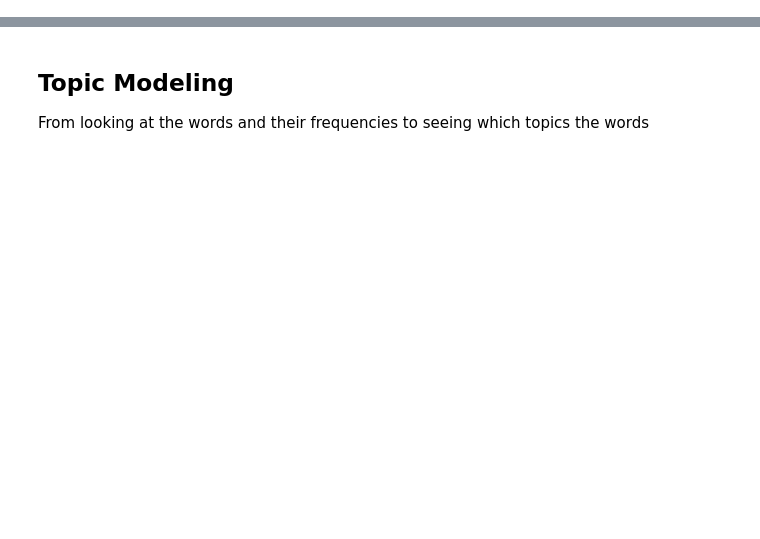
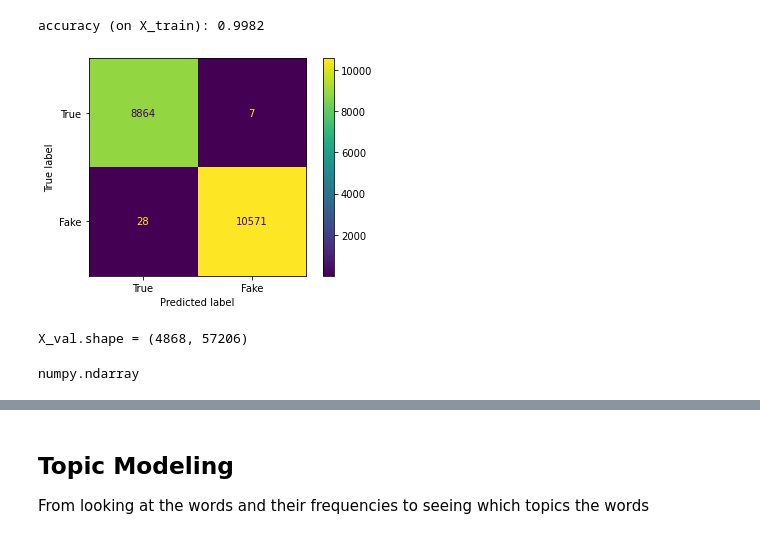
Before and after one commit to Cmeek09/NLP_with_deep_learning, a Jupyter notebook: project_part2.ipynb, the cells around one changed output, grey strips where cells are left out. Cells and saved outputs as stored; diff of their text form; code cells hidden in the pictures; blank space fills up the shorter version.

```diff
--- a/project_part2.ipynb
+++ b/project_part2.ipynb
@@ -3,0 +34,14 @@ displacy.render(doc, style='dep', jupyter=True, options={'distance': 90})
+# %%
+# split data into train and validation sets: df_train and df_val
+from sklearn.model_selection import train_test_split
+
+
+X = df['text_shorten'].copy()
+
+
+y = df['label'].copy()
+
+
+X_train_raw, X_val_raw, y_train, y_val = train_test_split(X, y, test_size=0.20, random_state=42)
+
+print(X_train_raw)
@@ -3,0 +88,41 @@ displacy.render(doc, style='dep', jupyter=True, options={'distance': 90})
+# %%
+from sklearn.metrics import confusion_matrix, ConfusionMatrixDisplay, accuracy_score
+from sklearn import metrics
+from sklearn.ensemble import RandomForestClassifier
+from sklearn import metrics
+
+model = RandomForestClassifier()
+model.fit(X_train, y_train)
+
+predictions_train = model.predict(X_train)
+
+confusion_matrix = metrics.confusion_matrix(X_train, predictions_train)
+
+disp = metrics.ConfusionMatrixDisplay(confusion_matrix, display_labels=['True', 'Fake'])
+disp.plot()
+print(f"accuracy (on X_train): {accuracy_score(y_train, predictions_train):.4f}")
+# %%
+from sklearn.ensemble import HistGradientBoostingClassifier
+from sklearn.ensemble import GradientBoostingClassifier
+from sklearn.metrics import confusion_matrix, ConfusionMatrixDisplay, accuracy_score
+from sklearn.model_selection import GridSearchCV
+from sklearn import svm, datasets
+
+model = HistGradientBoostingClassifier(loss='log_loss', learning_rate=.2,max_iter=42, max_bins=5,max_leaf_nodes=64,max_depth=48,min_samples_leaf=16).fit(X_train, y_train)
+# model = model.fit()
+
+predictions_train = model.predict(X_train)
+
+disp = ConfusionMatrixDisplay(confusion_matrix(y_train, predictions_train), display_labels=['True', 'Fake'])
+disp.plot()
+print(f"accuracy (on X_train): {accuracy_score(y_train, predictions_train):.4f}")
+# %% [output]
+accuracy (on X_train): 0.9982
+[figure, added]
+# %%
+X_val = tfidf_vectorizer.transform(X_val_raw).toarray()
+print(f"X_val.shape = {X_val.shape}")
+type(X_val)
+# %% [output]
+X_val.shape = (4868, 57206)
+numpy.ndarray
```
Also changed, not shown: parts of 27 cells of this notebook, 1 other file.
